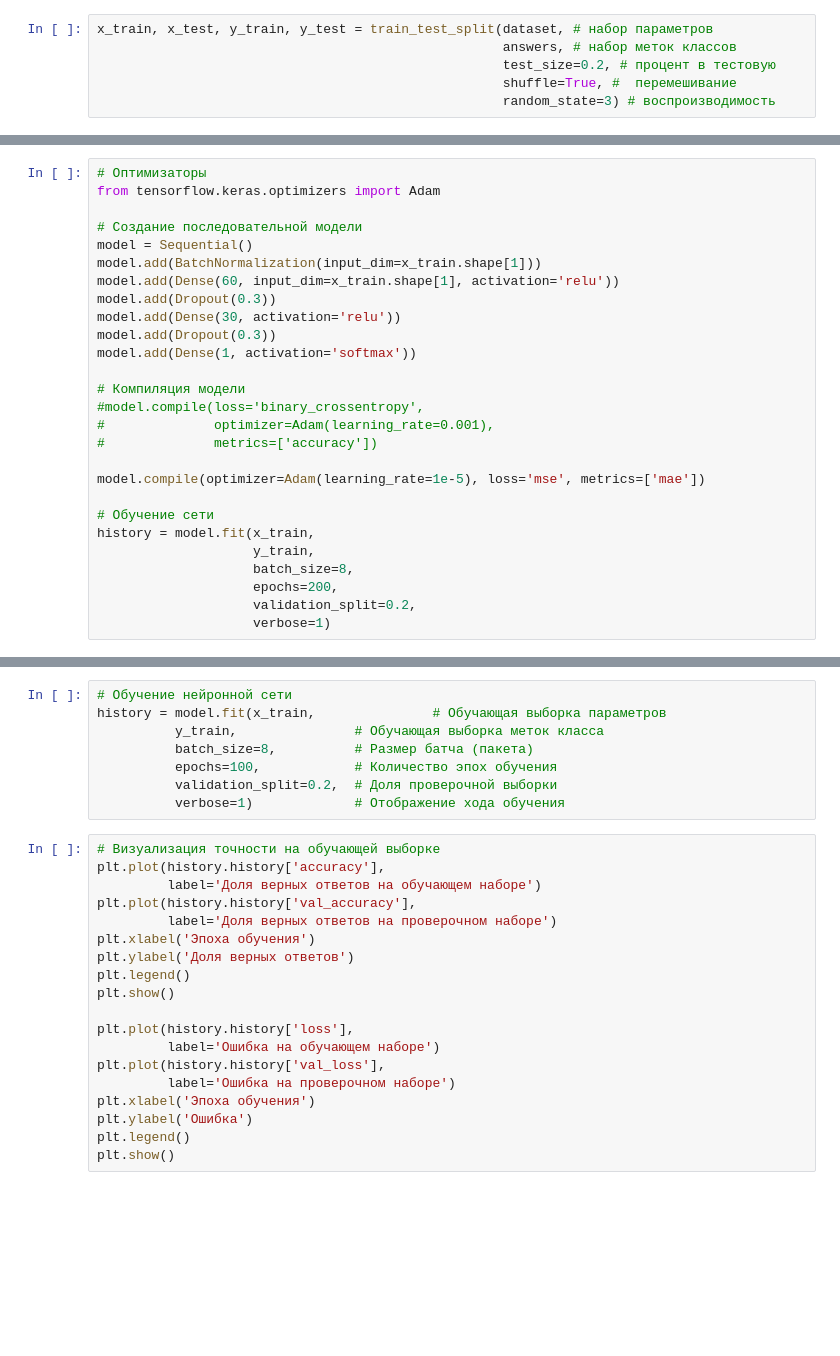
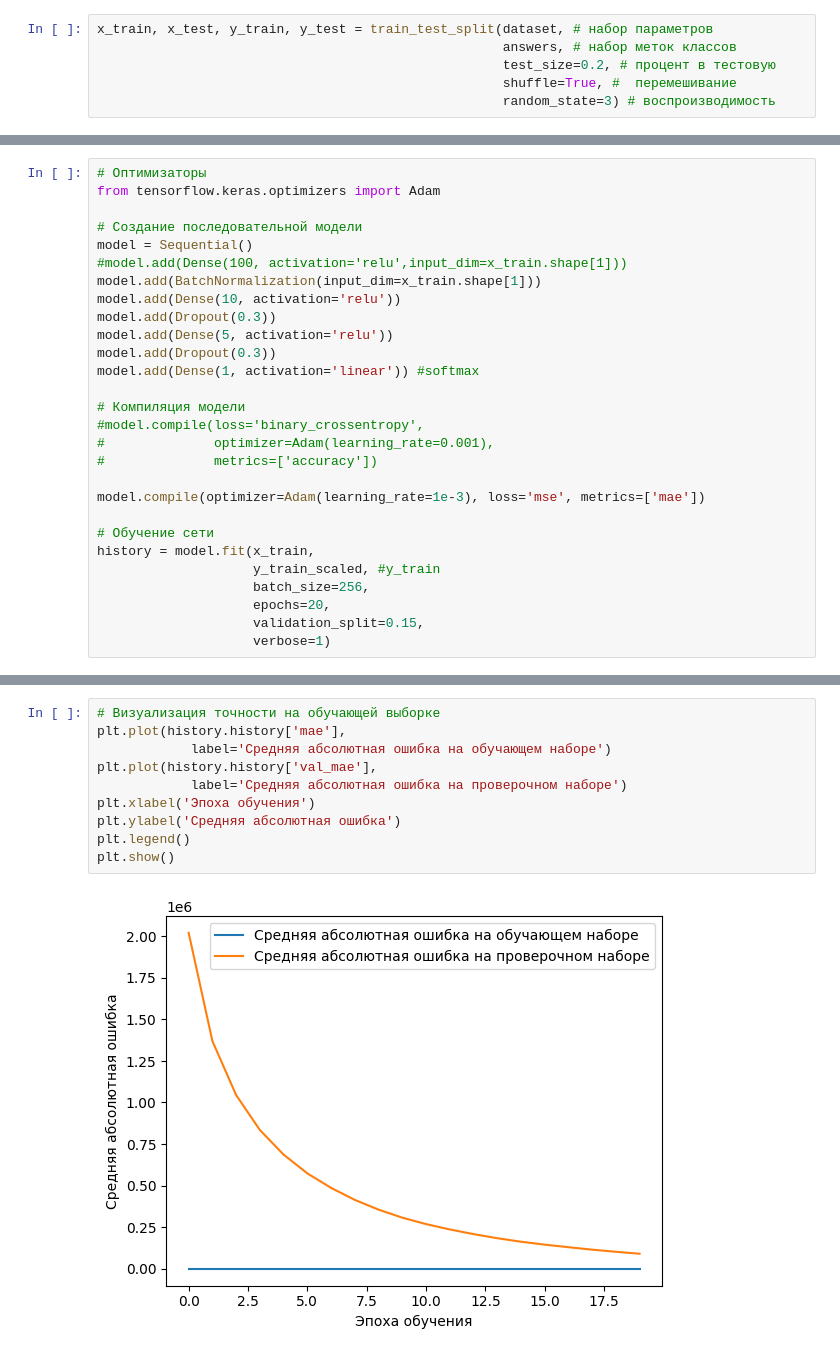
Before and after one commit to Untick/InspectrumClinic_HR, a Jupyter notebook: Kiparenko Nikolai/INSPECTRUM_CLINIC_HR_RECSYS_GR1.ipynb, the cells around one changed output, grey strips where cells are left out. Cells and saved outputs as stored; diff of their text form; blank space fills up the shorter version.

```diff
--- a/Kiparenko Nikolai/INSPECTRUM_CLINIC_HR_RECSYS_GR1.ipynb
+++ b/Kiparenko Nikolai/INSPECTRUM_CLINIC_HR_RECSYS_GR1.ipynb
@@ -361,25 +394,26 @@ from tensorflow.keras.optimizers import Adam
 
 # Создание последовательной модели
 model = Sequential()
+#model.add(Dense(100, activation='relu',input_dim=x_train.shape[1]))
 model.add(BatchNormalization(input_dim=x_train.shape[1]))
-model.add(Dense(60, input_dim=x_train.shape[1], activation='relu'))
+model.add(Dense(10, activation='relu'))
 model.add(Dropout(0.3))
-model.add(Dense(30, activation='relu'))
+model.add(Dense(5, activation='relu'))
 model.add(Dropout(0.3))
-model.add(Dense(1, activation='softmax'))
+model.add(Dense(1, activation='linear')) #softmax
 
 # Компиляция модели
 #model.compile(loss='binary_crossentropy',
 #              optimizer=Adam(learning_rate=0.001),
 #              metrics=['accuracy'])
 
-model.compile(optimizer=Adam(learning_rate=1e-5), loss='mse', metrics=['mae'])
+model.compile(optimizer=Adam(learning_rate=1e-3), loss='mse', metrics=['mae'])
 
 # Обучение сети
 history = model.fit(x_train,
-                    y_train,
-                    batch_size=8,
-                    epochs=200,
-                    validation_split=0.2,
+                    y_train_scaled, #y_train
+                    batch_size=256,
+                    epochs=20,
+                    validation_split=0.15,
                     verbose=1)
 # %% [output]
@@ -388,27 +437,12 @@ UnimplementedError: ignored
-# %%
-# Обучение нейронной сети
-history = model.fit(x_train,               # Обучающая выборка параметров
-          y_train,               # Обучающая выборка меток класса
-          batch_size=8,          # Размер батча (пакета)
-          epochs=100,            # Количество эпох обучения
-          validation_split=0.2,  # Доля проверочной выборки
-          verbose=1)             # Отображение хода обучения
 # %%
 # Визуализация точности на обучающей выборке
-plt.plot(history.history['accuracy'],
-         label='Доля верных ответов на обучающем наборе')
-plt.plot(history.history['val_accuracy'],
-         label='Доля верных ответов на проверочном наборе')
+plt.plot(history.history['mae'],
+            label='Средняя абсолютная ошибка на обучающем наборе')
+plt.plot(history.history['val_mae'],
+            label='Средняя абсолютная ошибка на проверочном наборе')
 plt.xlabel('Эпоха обучения')
-plt.ylabel('Доля верных ответов')
+plt.ylabel('Средняя абсолютная ошибка')
 plt.legend()
 plt.show()
-
-plt.plot(history.history['loss'],
-         label='Ошибка на обучающем наборе')
-plt.plot(history.history['val_loss'],
-         label='Ошибка на проверочном наборе')
-plt.xlabel('Эпоха обучения')
-plt.ylabel('Ошибка')
-plt.legend()
-plt.show()
+# %% [output]
+[figure, added]
```
Also changed, not shown: parts of 12 cells of this notebook.
